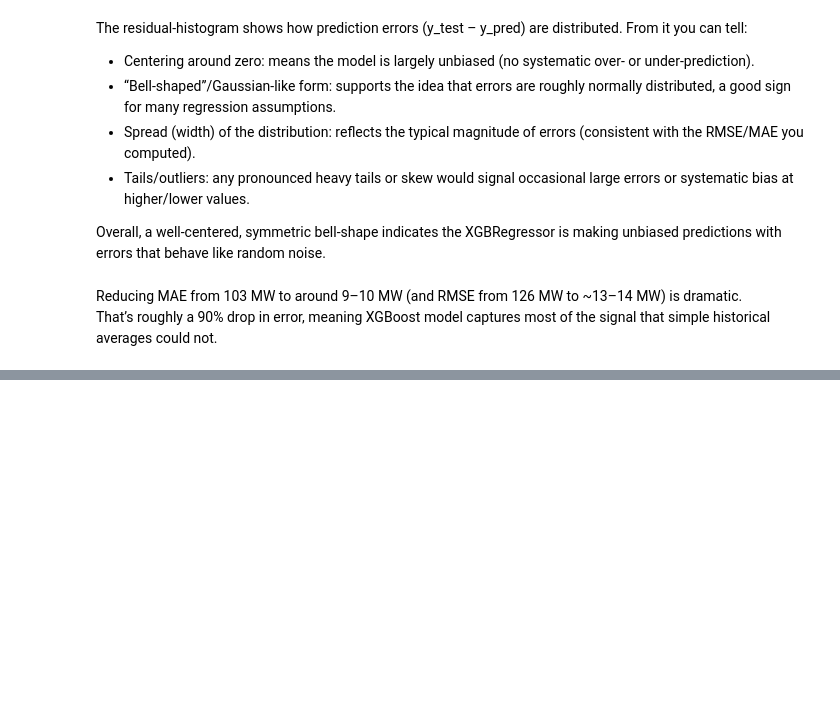
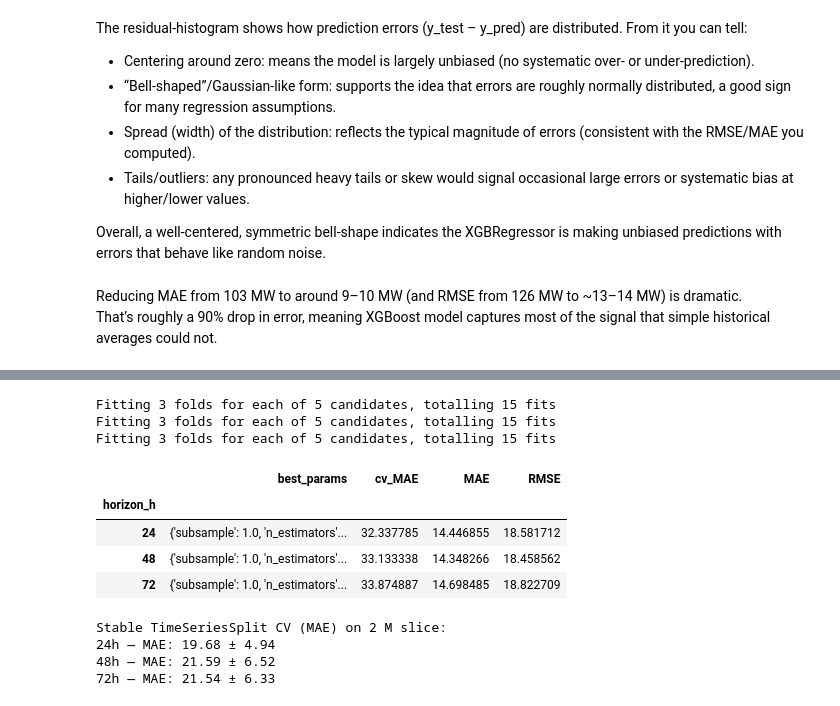
Before and after one commit to LNRobertson/East_River, a Jupyter notebook: notebooks/modeling/baseline_model.ipynb, the cells around one changed output, grey strips where cells are left out. Saved outputs shown, nothing was run; the diff lists cells and outputs as text; code cells hidden in the pictures; blank space fills up the shorter version.

```diff
--- a/notebooks/modeling/baseline_model.ipynb
+++ b/notebooks/modeling/baseline_model.ipynb
@@ -328,0 +403,69 @@ That’s roughly a 90% drop in error, meaning  XGBoost model captures most of th
+# %%
+# pick a  tuning slice
+cv_sample_size = 6000000
+tune_sample = tune_data.iloc[:cv_sample_size]
+
+# fewer splits and iterations
+tscv_small = TimeSeriesSplit(n_splits=3)
+n_iter_small = 5
+
+tune_results = []
+for H in horizons:
+    Xs = tune_sample[feature_cols].drop(columns='location')
+    ys = tune_sample[f'y_plus_{H}h']
+    split = int(len(Xs) * 0.8)
+    Xtr, Xte = Xs.iloc[:split], Xs.iloc[split:]
+    ytr, yte = ys.iloc[:split], ys.iloc[split:]
+
+    search = RandomizedSearchCV(
+        estimator=XGBRegressor(tree_method='hist', random_state=0),
+        param_distributions=param_grid,
+        n_iter=n_iter_small,
+        cv=tscv_small,
+        scoring='neg_mean_absolute_error',
+        n_jobs=1,            # reduce parallelism
+        random_state=0,
+        verbose=1
+    )
+    search.fit(Xtr, ytr)
+    best = search.best_estimator_
+
+    ypred = best.predict(Xte)
+    tune_results.append({
+        'horizon_h': H,
+        'best_params': search.best_params_,
+        'cv_MAE':      -search.best_score_,
+        'MAE':          mean_absolute_error(yte, ypred),
+        'RMSE':         root_mean_squared_error(yte, ypred)
+    })
+
+pd.DataFrame(tune_results).set_index('horizon_h')
+# %% [output]
+Fitting 3 folds for each of 5 candidates, totalling 15 fits
+Fitting 3 folds for each of 5 candidates, totalling 15 fits
+Fitting 3 folds for each of 5 candidates, totalling 15 fits
+|  | best_params | cv_MAE | MAE | RMSE |
+| horizon_h |  |  |  |  |
+| 24 | {'subsample': 1.0, 'n_estimators'... | 32.337785 | 14.446855 | 18.581712 |
+| 48 | {'subsample': 1.0, 'n_estimators'... | 33.133338 | 14.348266 | 18.458562 |
+| 72 | {'subsample': 1.0, 'n_estimators'... | 33.874887 | 14.698485 | 18.822709 |
+# %%
+# More stable TimeSeriesSplit on the 6 M tuning slice
+tscv_stable = TimeSeriesSplit(n_splits=3, max_train_size=6_000_000)
+
+print("Stable TimeSeriesSplit CV (MAE) on 2 M slice:")
+for H in horizons:
+    y = tune_data[f'y_plus_{H}h']
+    scores = cross_val_score(
+        XGBRegressor(tree_method='hist', random_state=0),
+        X, y,
+        cv=tscv_stable,
+        scoring='neg_mean_absolute_error',
+        n_jobs=-1
+    )
+    print(f"{H}h — MAE: {-scores.mean():.2f} ± {scores.std():.2f}")
+# %% [output]
+Stable TimeSeriesSplit CV (MAE) on 2 M slice:
+24h — MAE: 19.68 ± 4.94
+48h — MAE: 21.59 ± 6.52
+72h — MAE: 21.54 ± 6.33
```
Also changed, not shown: parts of 2 cells of this notebook.
